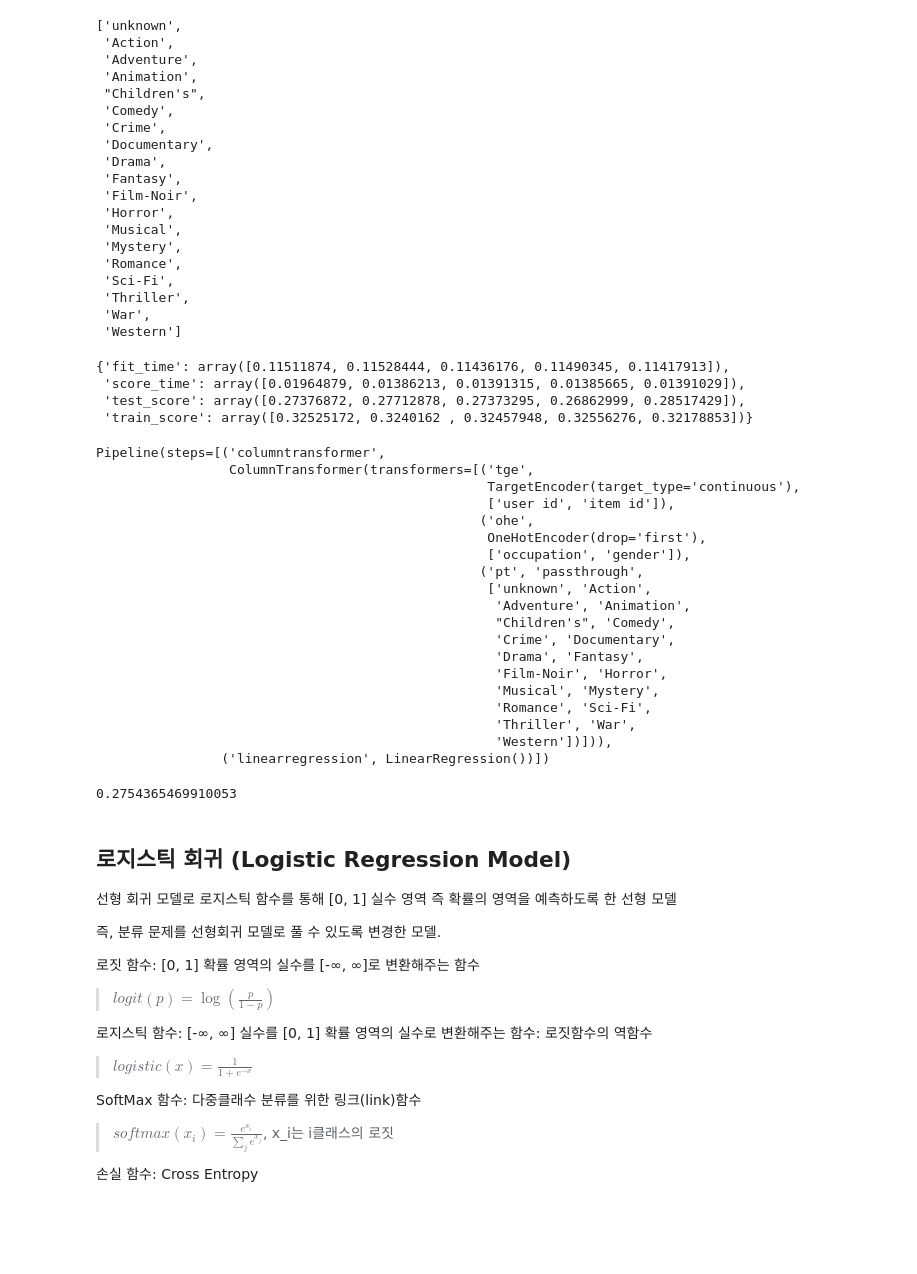
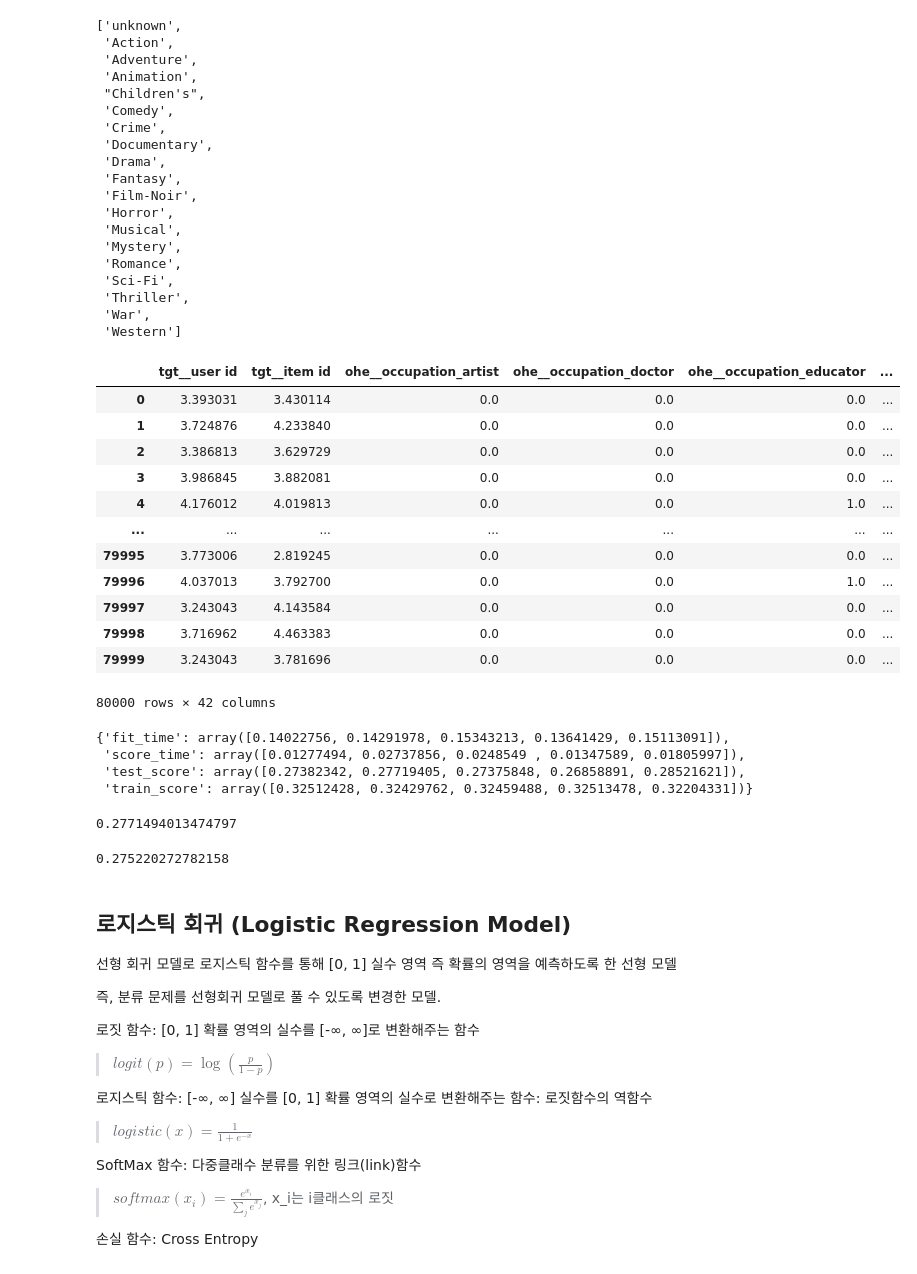
Before and after one commit to sunkusun9/rcmd_2312, a Jupyter notebook: 3. 머신 러닝.ipynb, the cells around one changed output. Saved outputs shown, nothing was run; the diff lists cells and outputs as text; code cells hidden in the pictures; blank space fills up the shorter version.

```diff
--- a/3. 머신 러닝.ipynb
+++ b/3. 머신 러닝.ipynb
@@ -912,54 +936,67 @@ X_genre
  'Thriller',
  'War',
  'Western']
+# %%
+ct = ColumnTransformer([
+    ('tgt', TargetEncoder(target_type='continuous'), ['user id', 'item id']), # Target Encoder를 통해 user id, item id에 대한 평균으로 인코딩합니다.
+    ('ohe', OneHotEncoder(drop='first'), ['occupation', 'gender']), # 직업, 성별은 가변수화 합니다. 선형회귀분석을 사용하므로 다중공선성문제를 피하기 위해 수준 하나를 제외하고 가변수화 합니다.
+    ('pt', 'passthrough', X_genre) # Genre 여부는 그대로 모델에 전닿합니다.
+])
+X_lr_2 = ['user id', 'item id', 'occupation', 'gender'] + X_genre
+ct.fit(df_train_2[X_lr_2], df_train_2['rating'])
+pd.DataFrame(
+    ct.transform(df_train_2[X_lr_2]),
+    columns=ct.get_feature_names_out()
+)
+# %% [output]
+|  | tgt__user id | tgt__item id | ohe__occupation_artist | ohe__occupation_doctor | ohe__occupation_educator | ... |
+| 0 | 3.393031 | 3.430114 | 0.0 | 0.0 | 0.0 | ... |
+| 1 | 3.724876 | 4.233840 | 0.0 | 0.0 | 0.0 | ... |
+| 2 | 3.386813 | 3.629729 | 0.0 | 0.0 | 0.0 | ... |
+| 3 | 3.986845 | 3.882081 | 0.0 | 0.0 | 0.0 | ... |
+| 4 | 4.176012 | 4.019813 | 0.0 | 0.0 | 1.0 | ... |
+| ... | ... | ... | ... | ... | ... | ... |
+| 79995 | 3.773006 | 2.819245 | 0.0 | 0.0 | 0.0 | ... |
+| 79996 | 4.037013 | 3.792700 | 0.0 | 0.0 | 1.0 | ... |
+| 79997 | 3.243043 | 4.143584 | 0.0 | 0.0 | 0.0 | ... |
+| 79998 | 3.716962 | 4.463383 | 0.0 | 0.0 | 0.0 | ... |
+| 79999 | 3.243043 | 3.781696 | 0.0 | 0.0 | 0.0 | ... |
+80000 rows × 42 columns
 # %%
 # ColumnTransformer -변수별 인코딩 방법을 달리 구성하여 처리 단계를 만듭니다.
 ct = ColumnTransformer([
-    # TODO with, # Target Encoder를 통해 user id, item id에 대한 평균으로 인코딩합니다.
-    # TODO with, # 직업, 성별은 가변수화 합니다. 선형회귀분석을 사용하므로 다중공선성문제를 피하기 위해 수준 하나를 제외하고 가변수화 합니다.
-    # TODO with # Genre 여부는 그대로 모델에 전닿합니다.
+    ('tgt', TargetEncoder(target_type='continuous'), ['user id', 'item id']), # Target Encoder를 통해 user id, item id에 대한 평균으로 인코딩합니다.
+    ('ohe', OneHotEncoder(drop='first'), ['occupation', 'gender']), # 직업, 성별은 가변수화 합니다. 선형회귀분석을 사용하므로 다중공선성문제를 피하기 위해 수준 하나를 제외하고 가변수화 합니다.
+    ('pt', 'passthrough', X_genre) # Genre 여부는 그대로 모델에 전닿합니다.
 ])
 # ColumnTransformer와 LinearRegression을 연결합니다.
 reg_lr_2 = make_pipeline(ct, LinearRegression())
 X_lr_2 = ['user id', 'item id', 'occupation', 'gender'] + X_genre
 eval_model(reg_lr_2, df_train_2, X_lr_2)
 # %% [output]
-{'fit_time': array([0.11511874, 0.11528444, 0.11436176, 0.11490345, 0.11417913]),
- 'score_time': array([0.01964879, 0.01386213, 0.01391315, 0.01385665, 0.01391029]),
- 'test_score': array([0.27376872, 0.27712878, 0.27373295, 0.26862999, 0.28517429]),
- 'train_score': array([0.32525172, 0.3240162 , 0.32457948, 0.32556276, 0.32178853])}
+{'fit_time': array([0.14022756, 0.14291978, 0.15343213, 0.13641429, 0.15113091]),
+ 'score_time': array([0.01277494, 0.02737856, 0.0248549 , 0.01347589, 0.01805997]),
+ 'test_score': array([0.27382342, 0.27719405, 0.27375848, 0.26858891, 0.28521621]),
+ 'train_score': array([0.32512428, 0.32429762, 0.32459488, 0.32513478, 0.32204331])}
 # %%
+from sklearn.metrics import r2_score
 # 평가를 진행합니다.
 # df_train_2 전체셋으로 학습합니다.
-reg_lr_2. # TODO With
+reg_lr_2.fit(df_train_2[X_lr_2], df_train_2['rating'])
+r2_score(
+    df_test_2['rating'],
+    reg_lr_2.predict(df_test_2[X_lr_2])
+)
 # %% [output]
-Pipeline(steps=[('columntransformer',
-                 ColumnTransformer(transformers=[('tge',
-                                                  TargetEncoder(target_type='continuous'),
-                                                  ['user id', 'item id']),
-                                                 ('ohe',
-                                                  OneHotEncoder(drop='first'),
-                                                  ['occupation', 'gender']),
-                                                 ('pt', 'passthrough',
-                                                  ['unknown', 'Action',
-                                                   'Adventure', 'Animation',
-                                                   "Children's", 'Comedy',
-                                                   'Crime', 'Documentary',
-                                                   'Drama', 'Fantasy',
-                                                   'Film-Noir', 'Horror',
-                                                   'Musical', 'Mystery',
-                                                   'Romance', 'Sci-Fi',
-                                                   'Thriller', 'War',
-                                                   'Western'])])),
-                ('linearregression', LinearRegression())])
+0.2771494013474797
 # %%
 # 평가셋(df_test_2)에 대해 r2 score를 구합니다.
 r2_score(
-    df_test_2['rating'],
-    # TODO With
+    df_test['rating'],
+    reg_lr.predict(df_test[X_lr])
 )
 # %% [output]
-0.2754365469910053
+0.275220272782158
 # %% [markdown]
 ## 로지스틱 회귀 (Logistic Regression Model)
 
```
Also changed, not shown: parts of 59 cells of this notebook, 1 other file.
